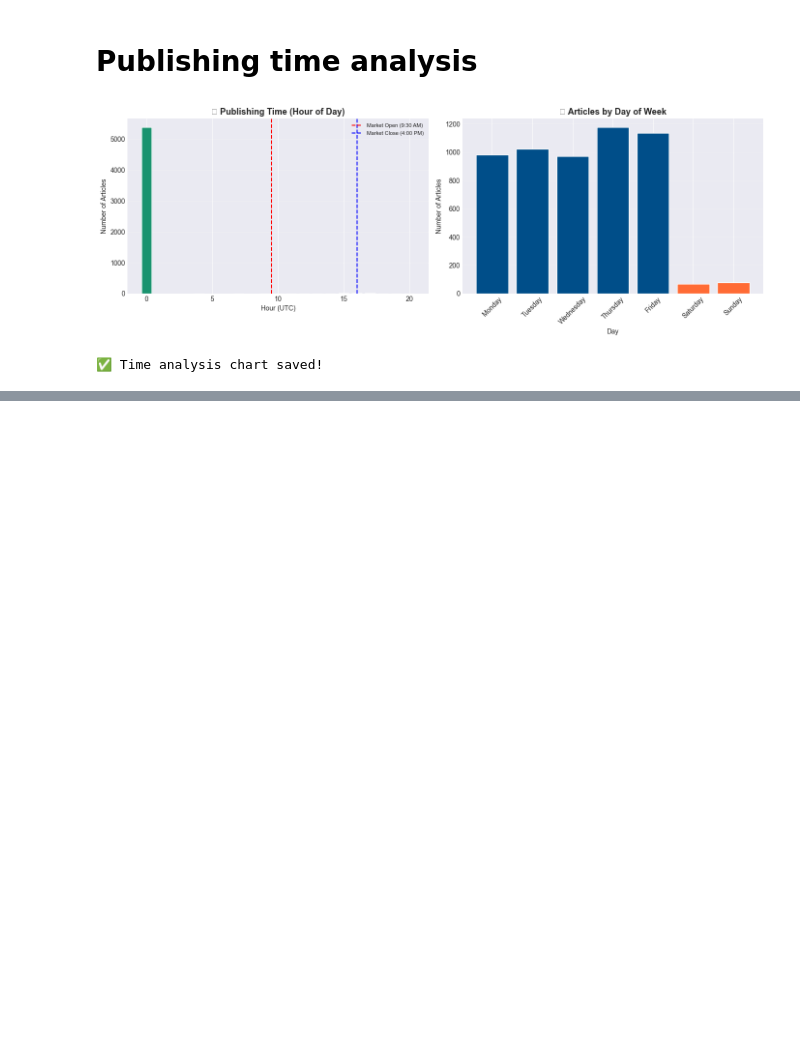
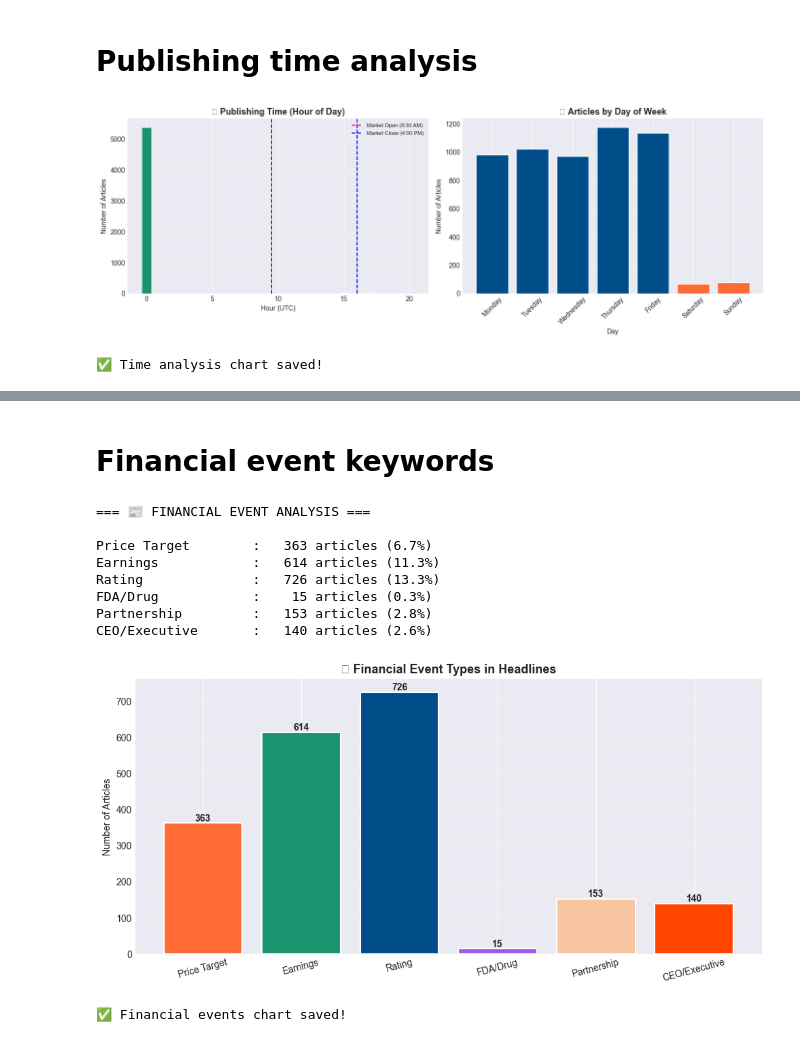
Before and after one commit to Eyu12/financial-news-sentiment, a Jupyter notebook: notebooks/01_eda_financial_news.ipynb, the cells around one changed output, grey strips where cells are left out. Drawn from its saved outputs; the diff is of its cells as text; code cells hidden in the pictures; blank space fills up the shorter version.

```diff
--- a/notebooks/01_eda_financial_news.ipynb
+++ b/notebooks/01_eda_financial_news.ipynb
@@ -432,0 +562,49 @@ print("✅ Time analysis chart saved!")
+# %% [markdown]
+# Financial event keywords
+# %%
+# Look for specific financial events in headlines
+financial_events = {
+    "Price Target": ["price target", "target price"],
+    "Earnings":     ["earnings", "eps", "profit", "revenue", "quarterly"],
+    "Rating":       ["upgrade", "downgrade", "buy", "sell", "neutral", "hold"],
+    "FDA/Drug":     ["fda", "drug", "approval", "clinical"],
+    "Partnership":  ["partnership", "deal", "agreement", "merger", "acquisition"],
+    "CEO/Executive":["ceo", "executive", "president", "appointed", "resign"],
+}
+
+print("=== 📰 FINANCIAL EVENT ANALYSIS ===\n")
+event_counts = {}
+for event, keywords in financial_events.items():
+    count = filtered_news["headline"].str.lower().apply(
+        lambda x: any(k in x for k in keywords)
+    ).sum()
+    event_counts[event] = count
+    print(f"{event:<20}: {count:>5} articles ({count/len(filtered_news)*100:.1f}%)")
+
+# Plot
+plt.figure(figsize=(10, 5))
+plt.bar(event_counts.keys(), event_counts.values(),
+        color=["#FF6B35", "#1A936F", "#004E89", "#9B5DE5", "#F7C59F", "#FF4500"],
+        edgecolor="white", linewidth=1.5)
+plt.title("📰 Financial Event Types in Headlines",
+          fontweight="bold", fontsize=13)
+plt.ylabel("Number of Articles")
+plt.xticks(rotation=15)
+plt.grid(axis="y", alpha=0.3)
+for i, (event, count) in enumerate(event_counts.items()):
+    plt.text(i, count + 5, str(count), ha="center", fontweight="bold")
+plt.tight_layout()
+plt.savefig("../data/financial_events.png", dpi=150, bbox_inches="tight")
+plt.show()
+print("✅ Financial events chart saved!")
+# %% [output]
+=== 📰 FINANCIAL EVENT ANALYSIS ===
+
+Price Target        :   363 articles (6.7%)
+Earnings            :   614 articles (11.3%)
+Rating              :   726 articles (13.3%)
+FDA/Drug            :    15 articles (0.3%)
+Partnership         :   153 articles (2.8%)
+CEO/Executive       :   140 articles (2.6%)
+[figure, added]
+✅ Financial events chart saved!
```
Also changed, not shown: parts of 6 cells of this notebook.
